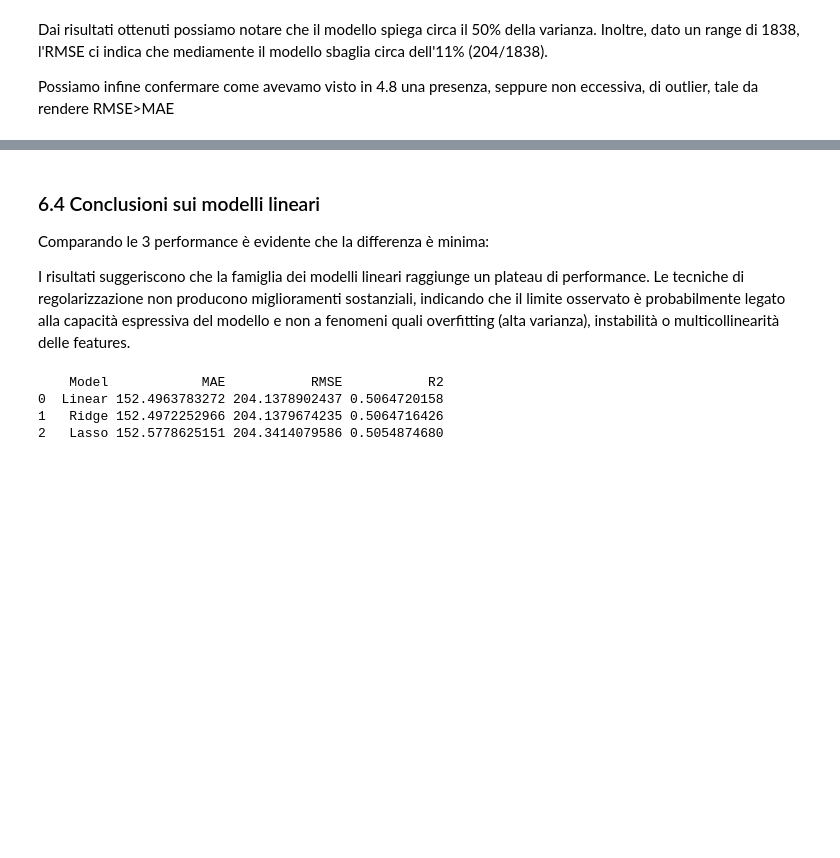
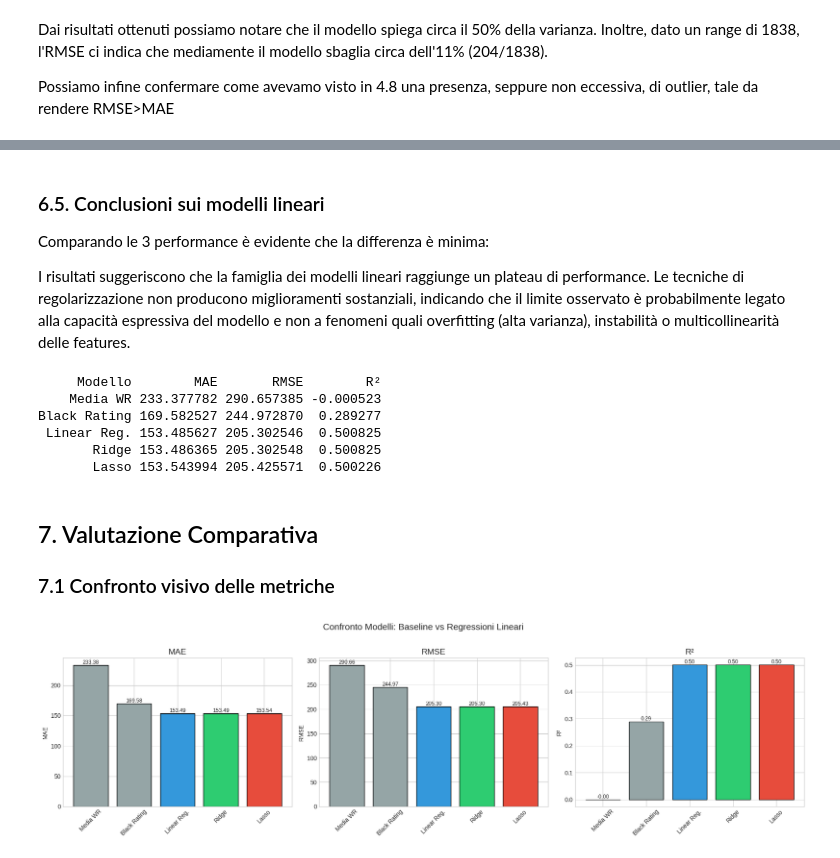
Before and after one commit to AndreaMorbello/Progetto-IA2, a Jupyter notebook: Notebooks/Notebook-IA2.ipynb, the cells around one changed output, grey strips where cells are left out. Cells and saved outputs as stored; diff of their text form; code cells hidden in the pictures; blank space fills up the shorter version.

```diff
--- a/Notebooks/Notebook-IA2.ipynb
+++ b/Notebooks/Notebook-IA2.ipynb
@@ -103,3 +92,6 @@ Mounted at /content/drive
+# %%
+df = pd.read_csv("https://raw.githubusercontent.com/AndreaMorbello/Progetto-IA2/main/data/games.csv")
+df_originale = df.copy()
 # %% [markdown]
 ## 2. Estrazione feature da `moves`
 Per valutare la capacità di un giocatore un essere umano dovrebbe guardare le mosse fatte nella partita, ragionando sulla loro correttezza, il tipo di piano formulato, eventuali blunder e altri indicatori. Nel nostro modello però, un'analisi accurata delle singole mosse e la valutazione di ciascuna posizione saliente non è possibile senza complicare esponenzialmente la questione. Per questo proveremo ad estrarre almeno qualche informazione dalle mosse, prima di rimuoverle dal dataframe. Valuteremo successivamente la rilevanza di queste nuove feature, decidendo se conservarle o scartarle.
@@ -910,0 +941,11 @@ y_pred = baseline_model.predict(X_test)
+# %%
+y_pred_black = X_test['black_rating'].values
+
+mae_black = mean_absolute_error(y_test, y_pred_black)
+rmse_black = np.sqrt(mean_squared_error(y_test, y_pred_black))
+r2_black = r2_score(y_test, y_pred_black)
+
+print("=== Baseline: Black Rating ===")
+print(f"MAE:  {mae_black:.2f}")
+print(f"RMSE: {rmse_black:.2f}")
+print(f"R²:   {r2_black:.4f}")
@@ -988,19 +1031,45 @@ R2 Lasso: 0.5054874679658936
 # %% [markdown]
-### 6.4 Conclusioni sui modelli lineari
+### 6.5. Conclusioni sui modelli lineari
 Comparando le 3 performance è evidente che la differenza è minima:
 
 I risultati suggeriscono che la famiglia dei modelli lineari raggiunge un plateau di performance. Le tecniche di regolarizzazione non producono miglioramenti sostanziali, indicando che il limite osservato è probabilmente legato alla capacità espressiva del modello e non a fenomeni quali overfitting (alta varianza), instabilità o multicollinearità delle features.
 # %%
 risultati = pd.DataFrame({
-    "Model": ["Linear", "Ridge", "Lasso"],
-    "MAE": [mae, mae_ridge, mae_lasso],
-    "RMSE": [rmse, rmse_ridge, rmse_lasso],
-    "R2": [r2, r2_ridge, r2_lasso]
+    "Modello": ["Media WR", "Black Rating", "Linear Reg.", "Ridge", "Lasso"],
+    "MAE": [mae_mean, mae_black, mae, mae_ridge, mae_lasso],
+    "RMSE": [rmse_mean, rmse_black, rmse, rmse_ridge, rmse_lasso],
+    "R²": [r2_mean, r2_black, r2, r2_ridge, r2_lasso]
 })
 
-print(risultati)
+print(risultati.to_string(index=False))
 # %% [output]
-    Model            MAE           RMSE           R2
-0  Linear 152.4963783272 204.1378902437 0.5064720158
-1   Ridge 152.4972252966 204.1379674235 0.5064716426
-2   Lasso 152.5778625151 204.3414079586 0.5054874680
+     Modello        MAE       RMSE        R²
+    Media WR 233.377782 290.657385 -0.000523
+Black Rating 169.582527 244.972870  0.289277
+ Linear Reg. 153.485627 205.302546  0.500825
+       Ridge 153.486365 205.302548  0.500825
+       Lasso 153.543994 205.425571  0.500226
+# %% [markdown]
+## 7. Valutazione Comparativa
+
+### 7.1 Confronto visivo delle metriche
+# %%
+fig, axes = plt.subplots(1, 3, figsize=(18, 5))
+
+modelli = risultati["Modello"]
+colors = ["#95a5a6", "#95a5a6", "#3498db", "#2ecc71", "#e74c3c"]
+
+for ax, metrica in zip(axes, ["MAE", "RMSE", "R²"]):
+    bars = ax.bar(modelli, risultati[metrica], color=colors, edgecolor="black")
+    ax.set_title(metrica, fontsize=14)
+    ax.set_ylabel(metrica)
+    ax.tick_params(axis='x', rotation=45)
+    for bar, val in zip(bars, risultati[metrica]):
+        ax.text(bar.get_x() + bar.get_width()/2, bar.get_height(),
+                f'{val:.2f}', ha='center', va='bottom', fontsize=9)
+
+plt.suptitle("Confronto Modelli: Baseline vs Regressioni Lineari", fontsize=15, y=1.02)
+plt.tight_layout()
+plt.show()
+# %% [output]
+[figure, added]
```
Also changed, not shown: parts of 28 cells of this notebook.
